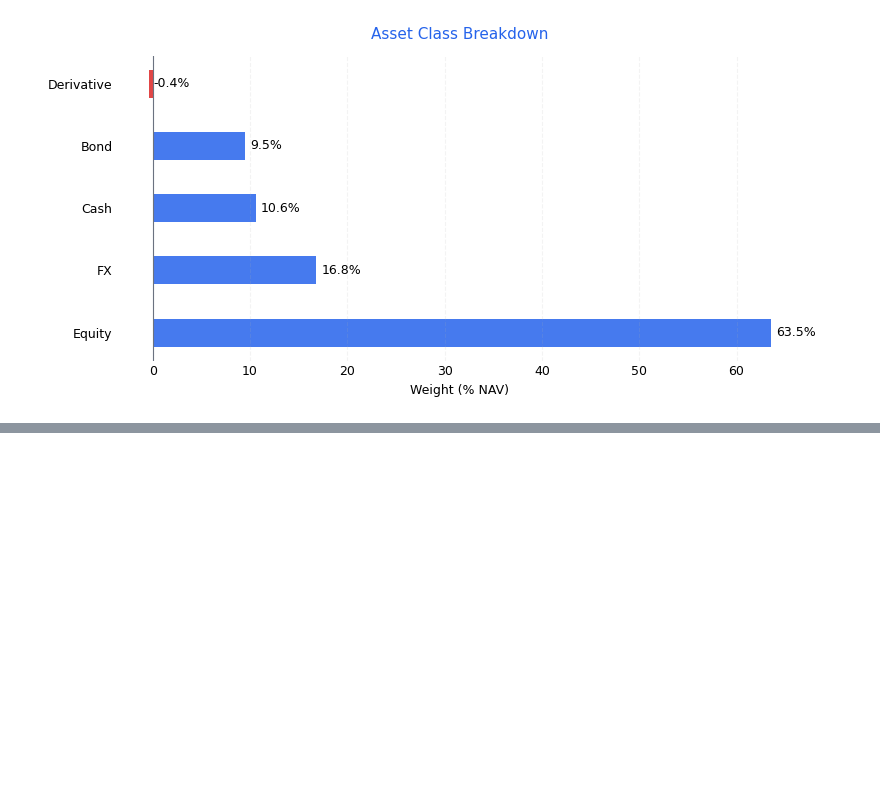
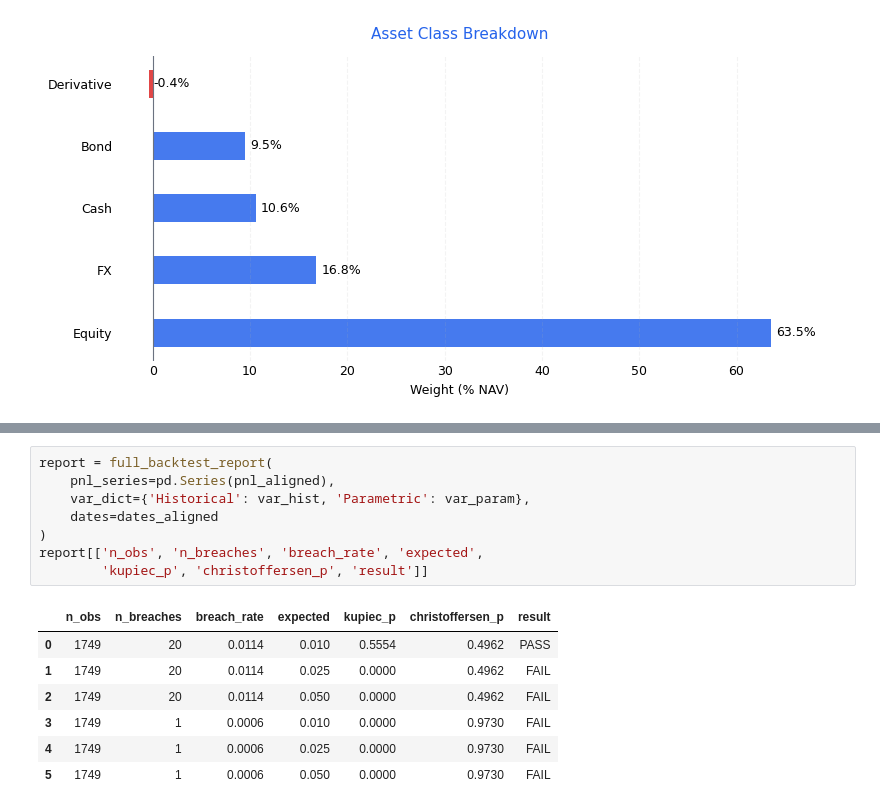
Before and after one commit to mrspatbile/fund-risk-workflow, a Jupyter notebook: notebooks/aifm_hedge_fund.ipynb, the cells around one changed output, grey strips where cells are left out. Drawn from its saved outputs; the diff is of its cells as text; blank space fills up the shorter version.

```diff
--- a/notebooks/aifm_hedge_fund.ipynb
+++ b/notebooks/aifm_hedge_fund.ipynb
@@ -164,0 +223,16 @@ ES 99% (EUR)               1,189,373  5,319,037
+# %%
+report = full_backtest_report(
+    pnl_series=pd.Series(pnl_aligned),
+    var_dict={'Historical': var_hist, 'Parametric': var_param},
+    dates=dates_aligned
+)
+report[['n_obs', 'n_breaches', 'breach_rate', 'expected',
+        'kupiec_p', 'christoffersen_p', 'result']]
+# %% [output]
+|  | n_obs | n_breaches | breach_rate | expected | kupiec_p | christoffersen_p | result |
+| 0 | 1749 | 20 | 0.0114 | 0.010 | 0.5554 | 0.4962 | PASS |
+| 1 | 1749 | 20 | 0.0114 | 0.025 | 0.0000 | 0.4962 | FAIL |
+| 2 | 1749 | 20 | 0.0114 | 0.050 | 0.0000 | 0.4962 | FAIL |
+| 3 | 1749 | 1 | 0.0006 | 0.010 | 0.0000 | 0.9730 | FAIL |
+| 4 | 1749 | 1 | 0.0006 | 0.025 | 0.0000 | 0.9730 | FAIL |
+| 5 | 1749 | 1 | 0.0006 | 0.050 | 0.0000 | 0.9730 | FAIL |
```
Also changed, not shown: parts of 9 cells of this notebook, 1 other file.
